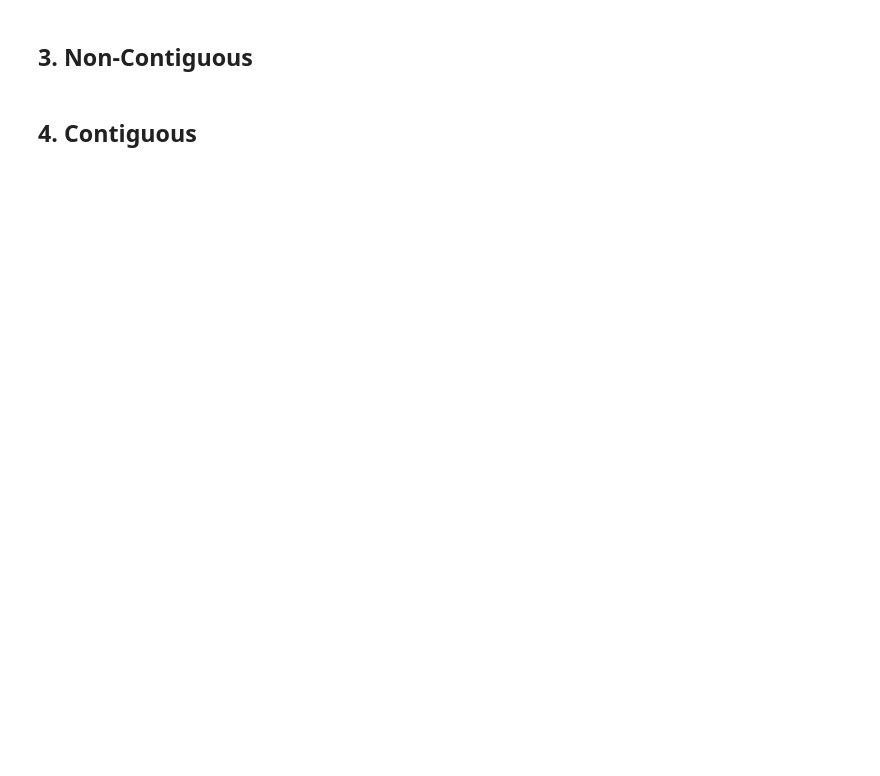
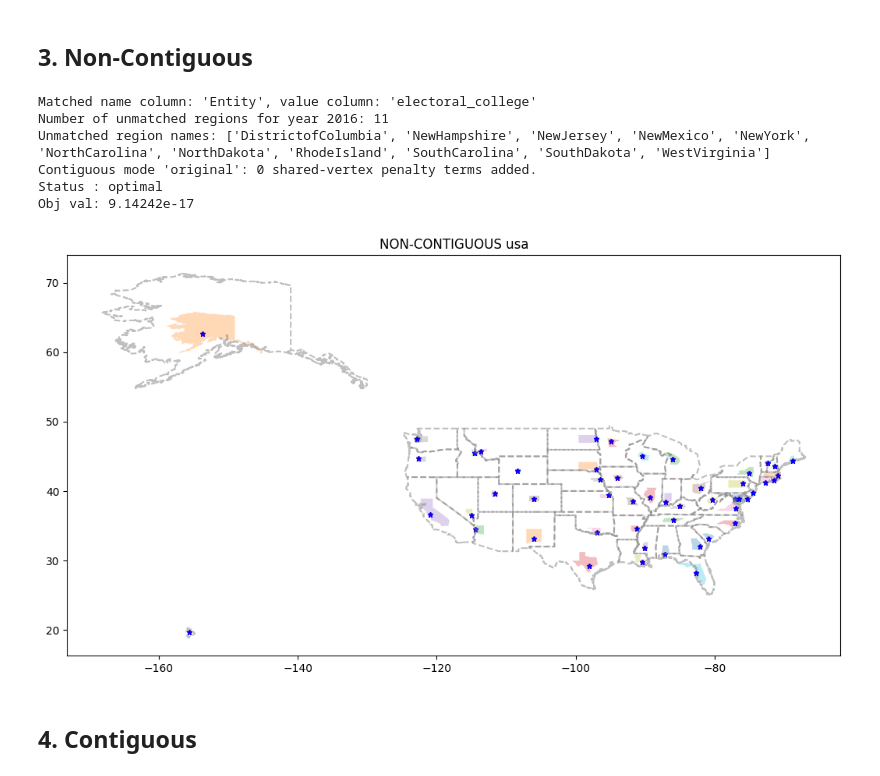
Before and after one commit to kuenem/Cartogram-Framework, a Jupyter notebook: Cartogram Framework/notebooks/cartograms.ipynb, the cells around one changed output. Drawn from its saved outputs; the diff is of its cells as text; code cells hidden in the pictures; blank space fills up the shorter version.

```diff
--- a/Cartogram Framework/notebooks/cartograms.ipynb
+++ b/Cartogram Framework/notebooks/cartograms.ipynb
@@ -12,4 +12,4 @@ sys.path.append(project_dir)
 from src.cartograms import *
 from src.utils.common import *
 # %%
-region, level, year = get_region("world") # world, india, usa, taiwan
+region, level, year = get_region("usa") # world, india, usa, taiwan
@@ -29,7 +43,15 @@ plot_polys_data(data,  title=f"DORLING {region}", centroids=False, legend=False,
 ## 3. Non-Contiguous
 # %%
 data = noncontiguous_cartogram(region, level, year)
-plot_polys_data(data,  title=f"NON-CONTIGUOUS {region}", centroids=False, legend=False, target_centers=None)
+plot_polys_data(data,  title=f"NON-CONTIGUOUS {region}", plot_original_outlines=True, centroids=True, legend=False, target_centers=None)
+# %% [output]
+Matched name column: 'Entity', value column: 'electoral_college'
+Number of unmatched regions for year 2016: 11
+Unmatched region names: ['DistrictofColumbia', 'NewHampshire', 'NewJersey', 'NewMexico', 'NewYork', 'NorthCarolina', 'NorthDakota', 'RhodeIsland', 'SouthCarolina', 'SouthDakota', 'WestVirginia']
+Contiguous mode 'original': 0 shared-vertex penalty terms added.
+Status : optimal
+Obj val: 9.14242e-17
+[figure, added]
 # %% [markdown]
 ## 4. Contiguous
 # %%
```
Also changed, not shown: parts of 4 cells of this notebook, 51 other files.
